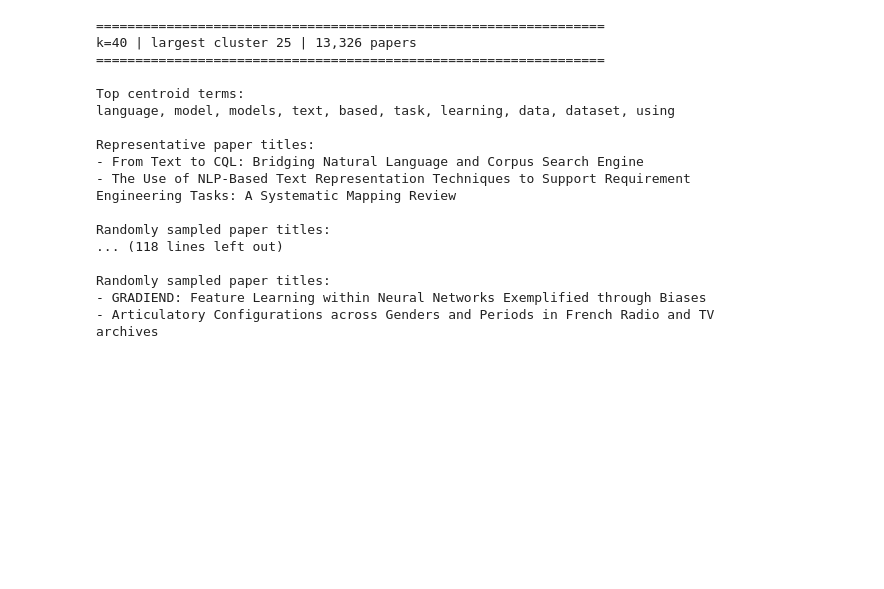
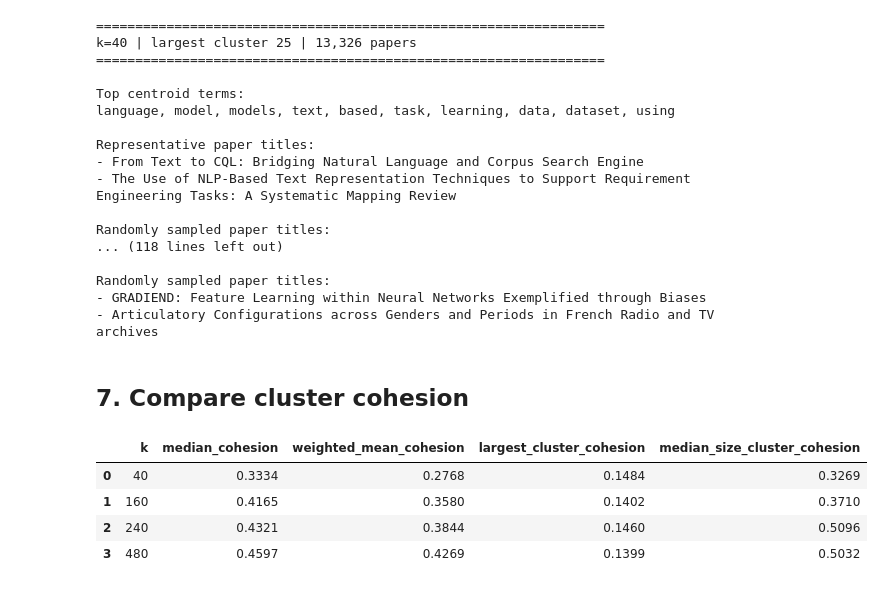
Before and after one commit to artyomturkoff/nlp-research-trends, a Jupyter notebook: 03_clustering.ipynb, the cells around one changed output. Drawn from its saved outputs; the diff is of its cells as text; code cells hidden in the pictures; blank space fills up the shorter version.

Commit message:
Compare cluster cohesion

```diff
--- a/03_clustering.ipynb
+++ b/03_clustering.ipynb
@@ -442,3 +442,41 @@ Randomly sampled paper titles:
 Randomly sampled paper titles:
 - GRADIEND: Feature Learning within Neural Networks Exemplified through Biases
 - Articulatory Configurations across Genders and Periods in French Radio and TV archives
+# %% [markdown]
+## 7. Compare cluster cohesion
+# %%
+cohesion_results = []
+
+for k in [40, 160, 240, 480]:
+    model = models[k]
+    sizes = np.bincount(model.labels_, minlength=k)
+
+    # Norms of cluster centroids
+    centroid_norms = np.linalg.norm(
+        model.cluster_centers_, axis=1
+    )
+
+    largest = np.argmax(sizes)
+    median = np.argmin(
+        np.abs(sizes - np.median(sizes))
+    )
+
+    cohesion_results.append({
+        "k": k,
+        "median_cohesion": np.median(centroid_norms),
+        "weighted_mean_cohesion": np.average(
+            centroid_norms, weights=sizes
+        ),
+        "largest_cluster_cohesion": centroid_norms[largest],
+        "median_size_cluster_cohesion": centroid_norms[median]
+    })
+
+cohesion_comparison = pd.DataFrame(cohesion_results)
+
+display(cohesion_comparison.round(4))
+# %% [output]
+|  | k | median_cohesion | weighted_mean_cohesion | largest_cluster_cohesion | median_size_cluster_cohesion |
+| 0 | 40 | 0.3334 | 0.2768 | 0.1484 | 0.3269 |
+| 1 | 160 | 0.4165 | 0.3580 | 0.1402 | 0.3710 |
+| 2 | 240 | 0.4321 | 0.3844 | 0.1460 | 0.5096 |
+| 3 | 480 | 0.4597 | 0.4269 | 0.1399 | 0.5032 |
```
